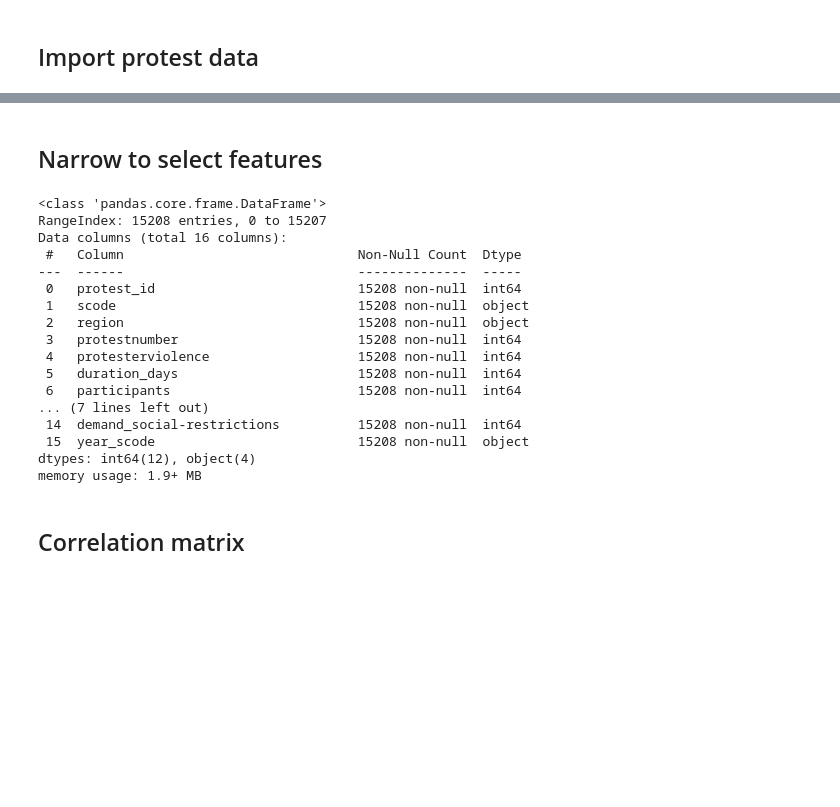
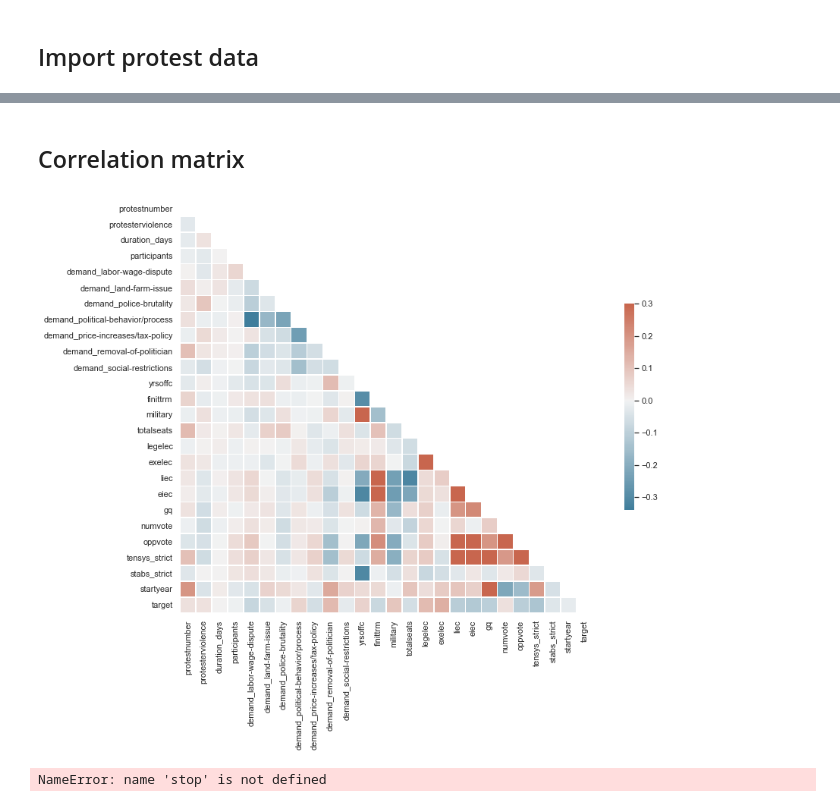
Before and after one commit to sethnlewis/Predicting-Political-Revolutions, a Jupyter notebook: notebooks/EDA - ALL.ipynb, the cells around one changed output, grey strips where cells are left out. Drawn from its saved outputs; the diff is of its cells as text; code cells hidden in the pictures; blank space fills up the shorter version.

Commit message:
Improved EDA and visualizations

```diff
--- a/notebooks/EDA - ALL.ipynb
+++ b/notebooks/EDA - ALL.ipynb
@@ -31,11 +11,8 @@ RANDOM_STATE = 2021
 # %% [markdown]
 ## Import protest data
 # %%
-engine_protests = create_engine('sqlite:///../data/processed/protests.db')
-
-
-with engine_protests.begin() as connection:
-    protests = pd.read_sql('SELECT * FROM protests', connection)
-
-protests['startdate'] = pd.to_datetime(protests.startdate)
-protests['enddate'] = pd.to_datetime(protests.enddate)
+# Import data from Modeling notebook
+engine = create_engine('sqlite:///../data/processed/all_data.db')
+with engine.begin() as connection:
+    df = pd.read_sql('SELECT * FROM all_modeled_data', connection)
+df.info()
@@ -42,2 +36,0 @@ protests['enddate'] = pd.to_datetime(protests.enddate)
-# %% [markdown]
-## Narrow to select features
@@ -47,37 +37,18 @@ response_cols = ['response_accomodation', 'response_arrests', 'response_beatings
-# %%
-model_inputs = protests.drop(response_cols+['protesteridentity', 'startdate', 'enddate', 'notes', 'participants_category_original', 'country'], axis=1)
-model_inputs.info()
-# %% [output]
-<class 'pandas.core.frame.DataFrame'>
-RangeIndex: 15208 entries, 0 to 15207
-Data columns (total 16 columns):
- #   Column                              Non-Null Count  Dtype
----  ------                              --------------  -----
- 0   protest_id                          15208 non-null  int64
- 1   scode                               15208 non-null  object
- 2   region                              15208 non-null  object
- 3   protestnumber                       15208 non-null  int64
- 4   protesterviolence                   15208 non-null  int64
- 5   duration_days                       15208 non-null  int64
- 6   participants                        15208 non-null  int64
-... (7 lines left out)
- 14  demand_social-restrictions          15208 non-null  int64
- 15  year_scode                          15208 non-null  object
-dtypes: int64(12), object(4)
-memory usage: 1.9+ MB
 # %% [markdown]
 ## Correlation matrix
 # %%
 # Compute the correlation matrix
-corr = model_inputs.corr()
+corr = df.drop('alternative_target', axis=1).corr()
 
 # Generate a mask for the upper triangle
 mask = np.triu(np.ones_like(corr, dtype=bool))
 plt.figure(figsize=(15, 10))
 
 # Generate a custom diverging colormap
 cmap = sns.diverging_palette(230, 20, as_cmap=True)
 
 # Draw the heatmap with the mask and correct aspect ratio
 sns.heatmap(corr, mask=mask, cmap=cmap, vmax=.3, center=0,
             square=True, linewidths=.5, cbar_kws={"shrink": .5});
+# %% [output]
+[figure, added]
@@ -91 +55,5 @@ x_train, x_test, y_train, y_test = train_test_split(model_inputs, y, random_stat
+# %%
+stop
+# %% [output]
+NameError: name 'stop' is not defined
 # %%
```
Also changed, not shown: parts of 19 cells of this notebook, 2 other files.
